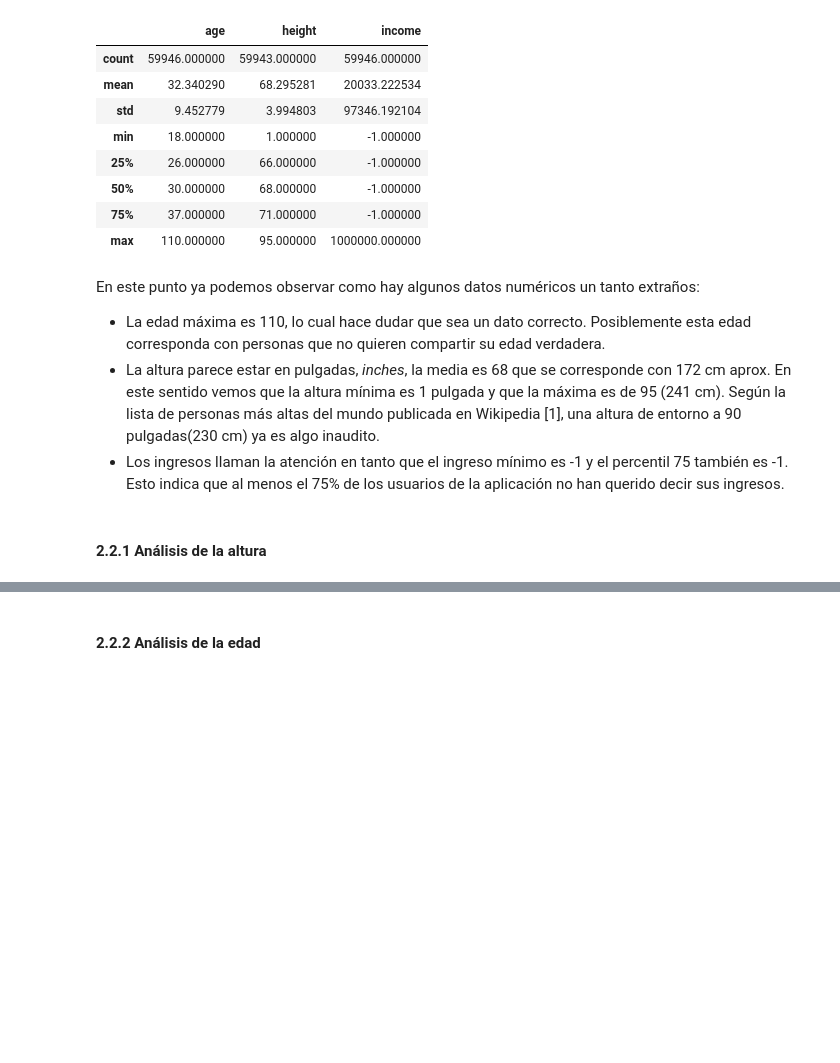
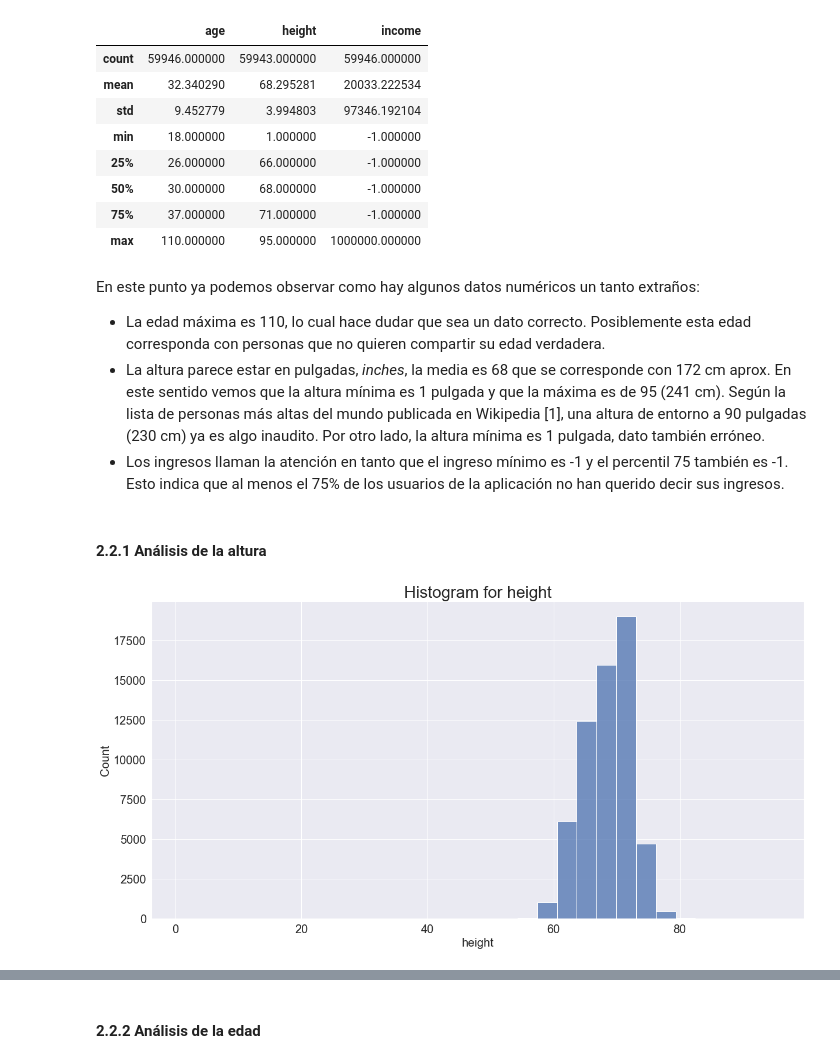
Before and after one commit to dietrujillo/ml_lab, a Jupyter notebook: lab3/notebooks/lab3.ipynb, the cells around one changed output, grey strips where cells are left out. Cells and saved outputs as stored; diff of their text form; code cells hidden in the pictures; blank space fills up the shorter version.

Commit message:
Numeric variables with hists, box-plots, and more...

```diff
--- a/lab3/notebooks/lab3.ipynb
+++ b/lab3/notebooks/lab3.ipynb
@@ -155,7 +176,18 @@ df.describe()
 # %% [markdown]
 En este punto ya podemos observar como hay algunos datos numéricos un tanto extraños:
 * La edad máxima es 110, lo cual hace dudar que sea un dato correcto. Posiblemente esta edad corresponda con personas que no quieren compartir su edad verdadera.
-* La altura parece estar en pulgadas, *inches*, la media es 68 que se corresponde con 172 cm aprox. En este sentido vemos que la altura mínima es 1 pulgada y que la máxima es de 95 (241 cm). Según la lista de personas más altas del mundo publicada en Wikipedia [1], una altura de entorno a 90 pulgadas(230 cm) ya es algo inaudito.
+* La altura parece estar en pulgadas, *inches*, la media es 68 que se corresponde con 172 cm aprox. En este sentido vemos que la altura mínima es 1 pulgada y que la máxima es de 95 (241 cm). Según la lista de personas más altas del mundo publicada en Wikipedia [1], una altura de entorno a 90 pulgadas (230 cm) ya es algo inaudito. Por otro lado, la altura mínima es 1 pulgada, dato también erróneo.
 * Los ingresos llaman la atención en tanto que el ingreso mínimo es -1 y el percentil 75 también es -1. Esto indica que al menos el 75% de los usuarios de la aplicación no han querido decir sus ingresos.
 # %% [markdown]
 #### 2.2.1 Análisis de la altura
+# %%
+sns.set_theme()
+sns.set(rc={'figure.figsize': (20, 10), 'axes.grid': True,
+            'axes.labelsize': 20, 'xtick.labelsize': 20, 'ytick.labelsize': 20})
+
+sns.histplot(data=df["height"], bins=30)
+
+plt.title("Histogram for height", size=28)
+plt.show()
+# %% [output]
+[figure, added]
```
Also changed, not shown: parts of 41 cells of this notebook.
